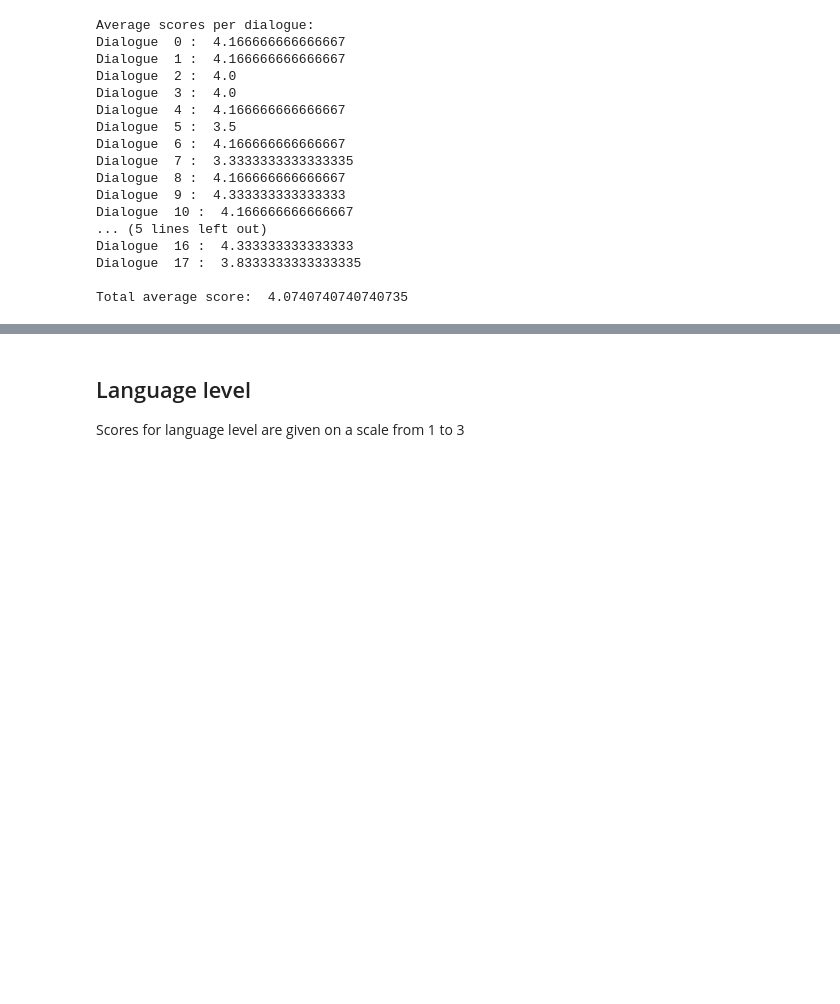
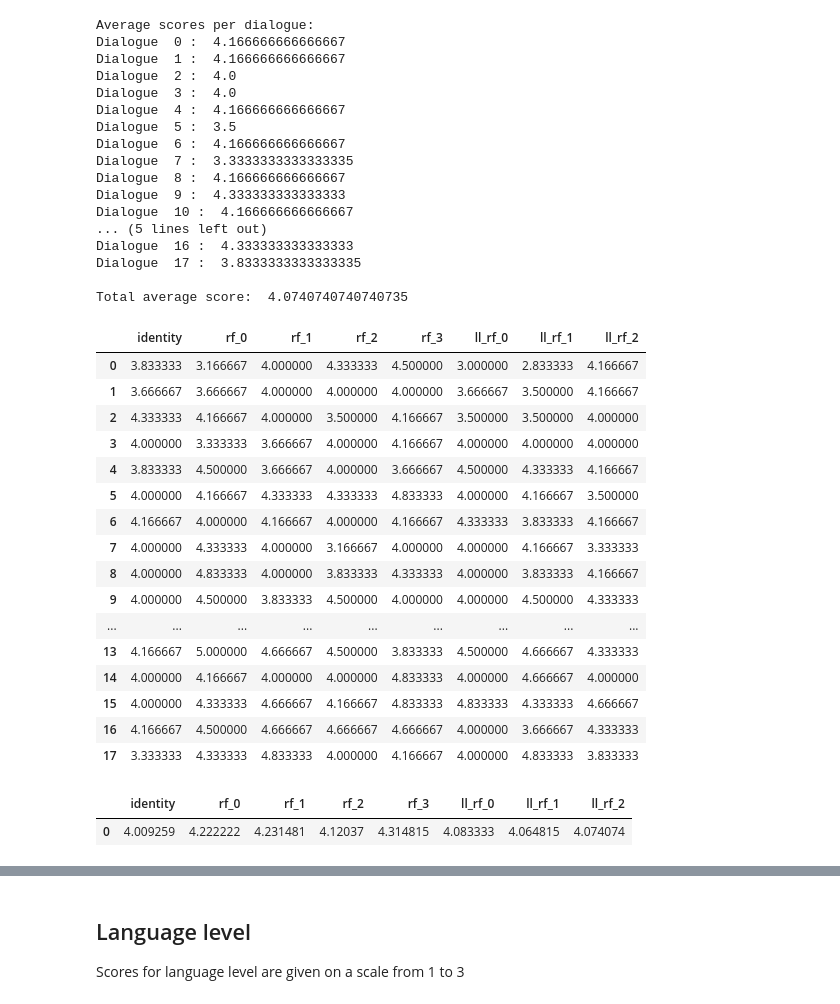
Before and after one commit to doXrayAI/LinguaAI, a Jupyter notebook: src/analysis/evaluation/metrics.ipynb, the cells around one changed output, grey strips where cells are left out. Drawn from its saved outputs; the diff is of its cells as text; code cells hidden in the pictures; blank space fills up the shorter version.

Commit message:
Role fitness scores

```diff
--- a/src/analysis/evaluation/metrics.ipynb
+++ b/src/analysis/evaluation/metrics.ipynb
@@ -154,6 +173,10 @@ for i, s in enumerate(avg_dialogue_scores):
 
 print()
 print('Total average score: ', total_avg)
+
+
+role_fitness_scores['rf_3'] = avg_dialogue_scores
+total_scores['rf_3'] = [total_avg, ]
 # %% [output]
 Average scores per dialogue:
 Dialogue  0 :  4.5
@@ -188,6 +211,9 @@ for i, s in enumerate(avg_dialogue_scores):
 
 print()
 print('Total average score: ', total_avg)
+
+role_fitness_scores['ll_rf_0'] = avg_dialogue_scores
+total_scores['ll_rf_0'] = [total_avg, ]
 # %% [output]
 Average scores per dialogue:
 Dialogue  0 :  3.0
@@ -222,6 +248,9 @@ for i, s in enumerate(avg_dialogue_scores):
 
 print()
 print('Total average score: ', total_avg)
+
+role_fitness_scores['ll_rf_1'] = avg_dialogue_scores
+total_scores['ll_rf_1'] = [total_avg, ]
 # %% [output]
 Average scores per dialogue:
 Dialogue  0 :  2.8333333333333335
@@ -255,6 +284,9 @@ for i, s in enumerate(avg_dialogue_scores):
 
 print()
 print('Total average score: ', total_avg)
+
+role_fitness_scores['ll_rf_2'] = avg_dialogue_scores
+total_scores['ll_rf_2'] = [total_avg, ]
 # %% [output]
 Average scores per dialogue:
 Dialogue  0 :  4.166666666666667
@@ -273,3 +305,28 @@ Dialogue  16 :  4.333333333333333
 Dialogue  17 :  3.8333333333333335
 
 Total average score:  4.0740740740740735
+# %%
+role_fitness_scores
+# %% [output]
+|  | identity | rf_0 | rf_1 | rf_2 | rf_3 | ll_rf_0 | ll_rf_1 | ll_rf_2 |
+| 0 | 3.833333 | 3.166667 | 4.000000 | 4.333333 | 4.500000 | 3.000000 | 2.833333 | 4.166667 |
+| 1 | 3.666667 | 3.666667 | 4.000000 | 4.000000 | 4.000000 | 3.666667 | 3.500000 | 4.166667 |
+| 2 | 4.333333 | 4.166667 | 4.000000 | 3.500000 | 4.166667 | 3.500000 | 3.500000 | 4.000000 |
+| 3 | 4.000000 | 3.333333 | 3.666667 | 4.000000 | 4.166667 | 4.000000 | 4.000000 | 4.000000 |
+| 4 | 3.833333 | 4.500000 | 3.666667 | 4.000000 | 3.666667 | 4.500000 | 4.333333 | 4.166667 |
+| 5 | 4.000000 | 4.166667 | 4.333333 | 4.333333 | 4.833333 | 4.000000 | 4.166667 | 3.500000 |
+| 6 | 4.166667 | 4.000000 | 4.166667 | 4.000000 | 4.166667 | 4.333333 | 3.833333 | 4.166667 |
+| 7 | 4.000000 | 4.333333 | 4.000000 | 3.166667 | 4.000000 | 4.000000 | 4.166667 | 3.333333 |
+| 8 | 4.000000 | 4.833333 | 4.000000 | 3.833333 | 4.333333 | 4.000000 | 3.833333 | 4.166667 |
+| 9 | 4.000000 | 4.500000 | 3.833333 | 4.500000 | 4.000000 | 4.000000 | 4.500000 | 4.333333 |
+| ... | ... | ... | ... | ... | ... | ... | ... | ... |
+| 13 | 4.166667 | 5.000000 | 4.666667 | 4.500000 | 3.833333 | 4.500000 | 4.666667 | 4.333333 |
+| 14 | 4.000000 | 4.166667 | 4.000000 | 4.000000 | 4.833333 | 4.000000 | 4.666667 | 4.000000 |
+| 15 | 4.000000 | 4.333333 | 4.666667 | 4.166667 | 4.833333 | 4.833333 | 4.333333 | 4.666667 |
+| 16 | 4.166667 | 4.500000 | 4.666667 | 4.666667 | 4.666667 | 4.000000 | 3.666667 | 4.333333 |
+| 17 | 3.333333 | 4.333333 | 4.833333 | 4.000000 | 4.166667 | 4.000000 | 4.833333 | 3.833333 |
+# %%
+total_scores
+# %% [output]
+|  | identity | rf_0 | rf_1 | rf_2 | rf_3 | ll_rf_0 | ll_rf_1 | ll_rf_2 |
+| 0 | 4.009259 | 4.222222 | 4.231481 | 4.12037 | 4.314815 | 4.083333 | 4.064815 | 4.074074 |
```
Also changed, not shown: parts of 7 cells of this notebook, 2 other files.
